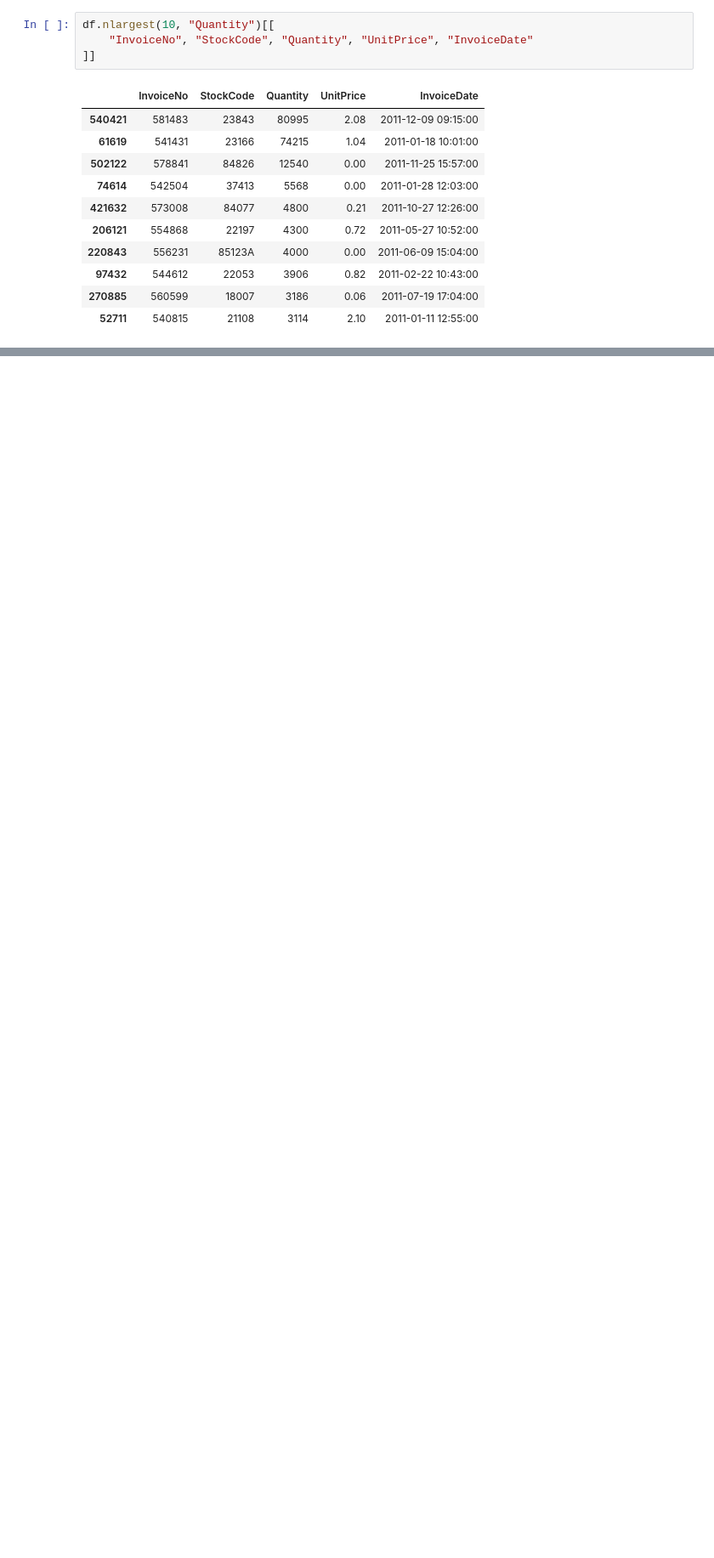
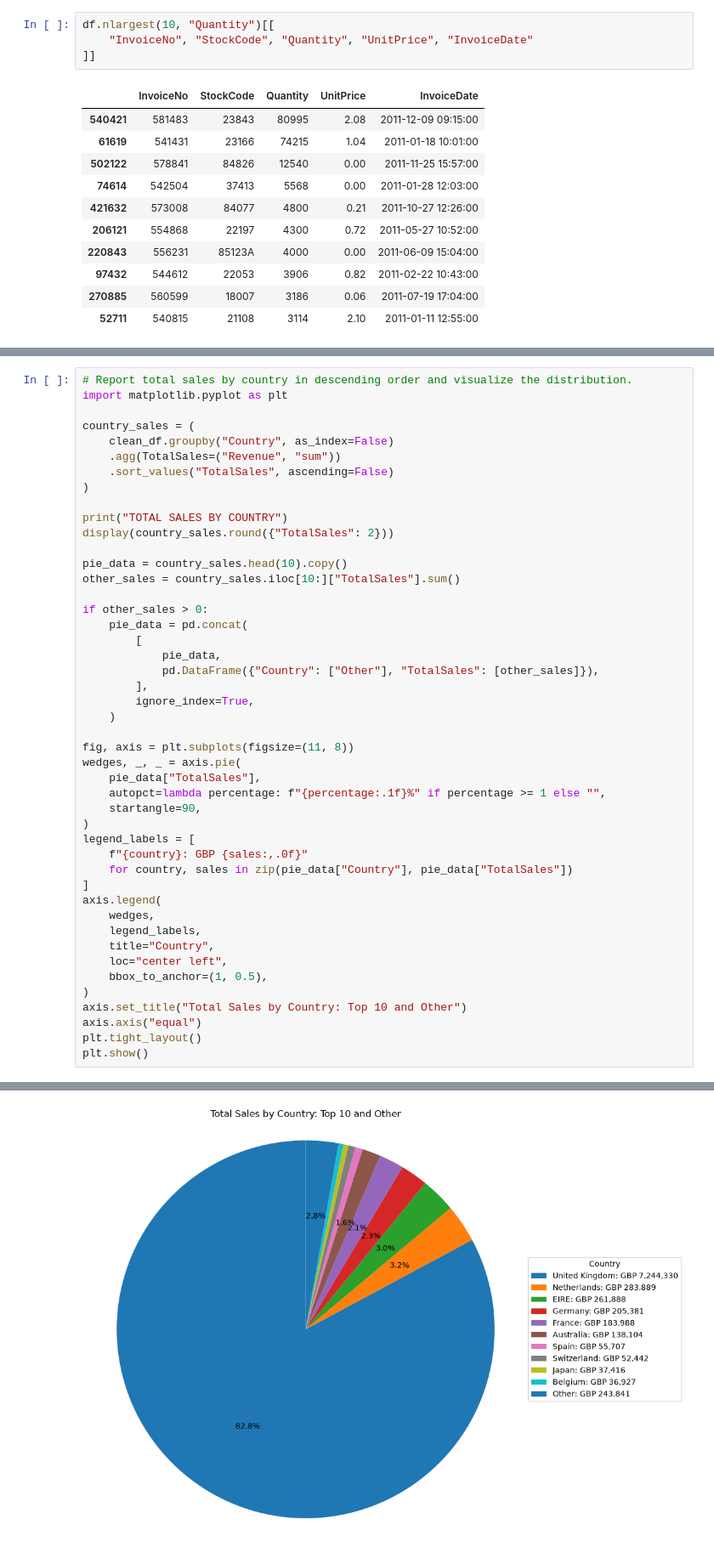
Before and after one commit to KaranMondal/AI-Powered-Retail--Data-Analysis, a Jupyter notebook: RetailDataAnalysis.ipynb, the cells around one changed output, grey strips where cells are left out. Shown at 85% size. Saved outputs shown, nothing was run; the diff lists cells and outputs as text; blank space fills up the shorter version.

```diff
--- a/RetailDataAnalysis.ipynb
+++ b/RetailDataAnalysis.ipynb
@@ -108,0 +503,47 @@ Rows removed from sales dataset: 150,623
+# %%
+# Report total sales by country in descending order and visualize the distribution.
+import matplotlib.pyplot as plt
+
+country_sales = (
+    clean_df.groupby("Country", as_index=False)
+    .agg(TotalSales=("Revenue", "sum"))
+    .sort_values("TotalSales", ascending=False)
+)
+
+print("TOTAL SALES BY COUNTRY")
+display(country_sales.round({"TotalSales": 2}))
+
+pie_data = country_sales.head(10).copy()
+other_sales = country_sales.iloc[10:]["TotalSales"].sum()
+
+if other_sales > 0:
+    pie_data = pd.concat(
+        [
+            pie_data,
+            pd.DataFrame({"Country": ["Other"], "TotalSales": [other_sales]}),
+        ],
+        ignore_index=True,
+    )
+
+fig, axis = plt.subplots(figsize=(11, 8))
+wedges, _, _ = axis.pie(
+    pie_data["TotalSales"],
+    autopct=lambda percentage: f"{percentage:.1f}%" if percentage >= 1 else "",
+    startangle=90,
+)
+legend_labels = [
+    f"{country}: GBP {sales:,.0f}"
+    for country, sales in zip(pie_data["Country"], pie_data["TotalSales"])
+]
+axis.legend(
+    wedges,
+    legend_labels,
+    title="Country",
+    loc="center left",
+    bbox_to_anchor=(1, 0.5),
+)
+axis.set_title("Total Sales by Country: Top 10 and Other")
+axis.axis("equal")
+plt.tight_layout()
+plt.show()
+# %% [output]
@@ -108,0 +568 @@ Rows removed from sales dataset: 150,623
+[figure, added]
```
Also changed, not shown: parts of 12 cells of this notebook, 2 other files.
